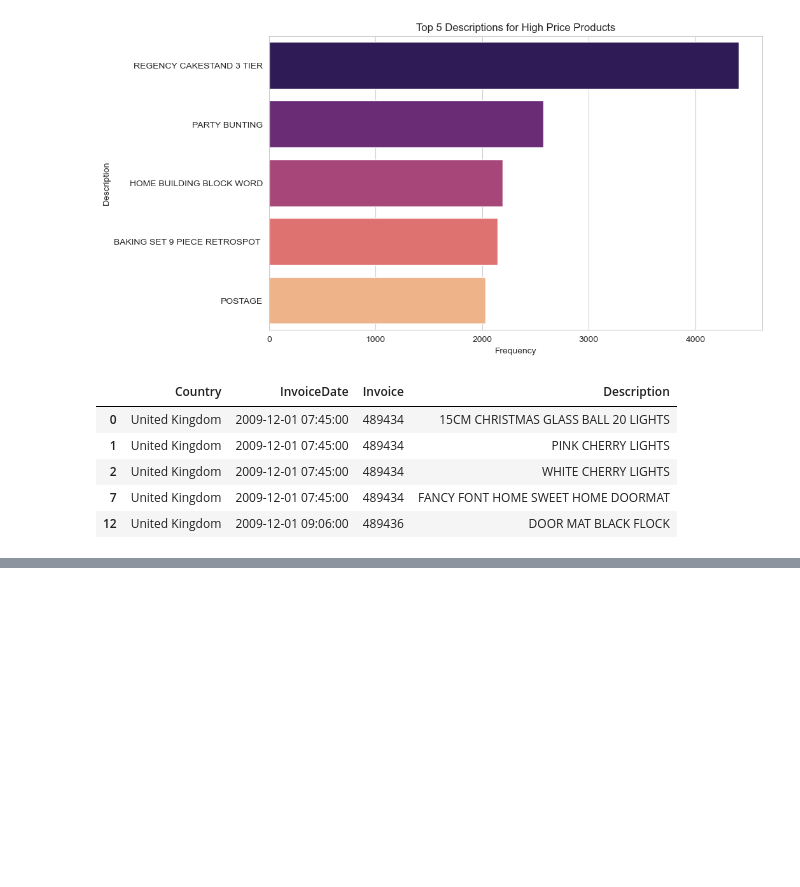
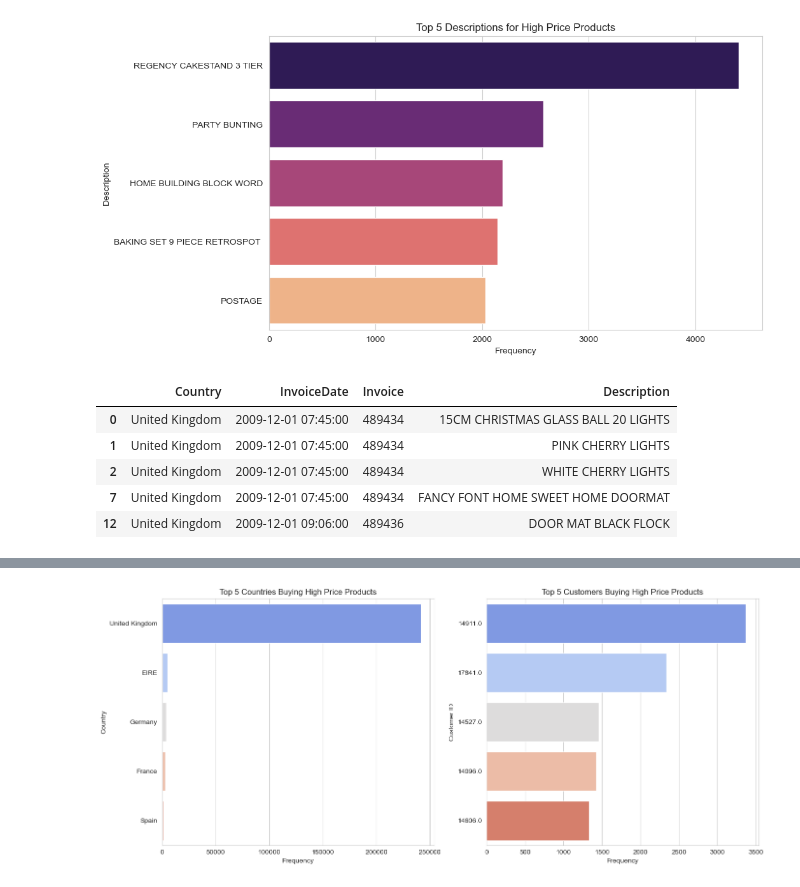
Before and after one commit to Gyuhyeon-Eom/project2, a Jupyter notebook: online_retail_cancel_data.ipynb, the cells around one changed output, grey strips where cells are left out. Saved outputs shown, nothing was run; the diff lists cells and outputs as text; code cells hidden in the pictures; blank space fills up the shorter version.

```diff
--- a/online_retail_cancel_data.ipynb
+++ b/online_retail_cancel_data.ipynb
@@ -494,3 +543,19 @@ high_price_description_details.head()
 | 2 | United Kingdom | 2009-12-01 07:45:00 | 489434 | WHITE CHERRY LIGHTS |
 | 7 | United Kingdom | 2009-12-01 07:45:00 | 489434 | FANCY FONT HOME SWEET HOME DOORMAT |
 | 12 | United Kingdom | 2009-12-01 09:06:00 | 489436 | DOOR MAT BLACK FLOCK |
+# %%
+import pandas as pd
+
+df = pd.read_csv('online_retail_II.csv.zip')
+
+# 높은 가격대의 제품을 추출하기 위한 threshold 설정
+price_threshold = df['Price'].quantile(0.75)
+high_price_invoices = df[df['Price'] > price_threshold]
+
+# 높은 가격대의 제품을 많이 구매한 국가 추출
+top_countries_high_price = high_price_invoices['Country'].value_counts().head(5)
+
+# 높은 가격대의 제품을 많이 구매한 고객 (Customer ID) 추출
+top_customers_high_price = high_price_invoices['Customer ID'].value_counts().head(5)
+
+top_countries_high_price, top_customers_high_price
@@ -496,0 +577,25 @@ high_price_description_details.head()
+# %%
+import matplotlib.pyplot as plt
+import seaborn as sns
+
+# 시각화 준비
+plt.figure(figsize=(14, 6))
+
+# 1. 높은 가격대의 제품을 많이 구매한 국가 시각화
+plt.subplot(1, 2, 1)
+sns.barplot(x=top_countries_high_price.values, y=top_countries_high_price.index, palette='coolwarm')
+plt.title('Top 5 Countries Buying High Price Products')
+plt.xlabel('Frequency')
+plt.ylabel('Country')
+
+# 2. 높은 가격대의 제품을 많이 구매한 고객 시각화
+plt.subplot(1, 2, 2)
+sns.barplot(x=top_customers_high_price.values, y=top_customers_high_price.index.astype(str), palette='coolwarm')
+plt.title('Top 5 Customers Buying High Price Products')
+plt.xlabel('Frequency')
+plt.ylabel('Customer ID')
+
+plt.tight_layout()
+plt.show()
+# %% [output]
+[figure, added]
```
Also changed, not shown: parts of 3 cells of this notebook.
